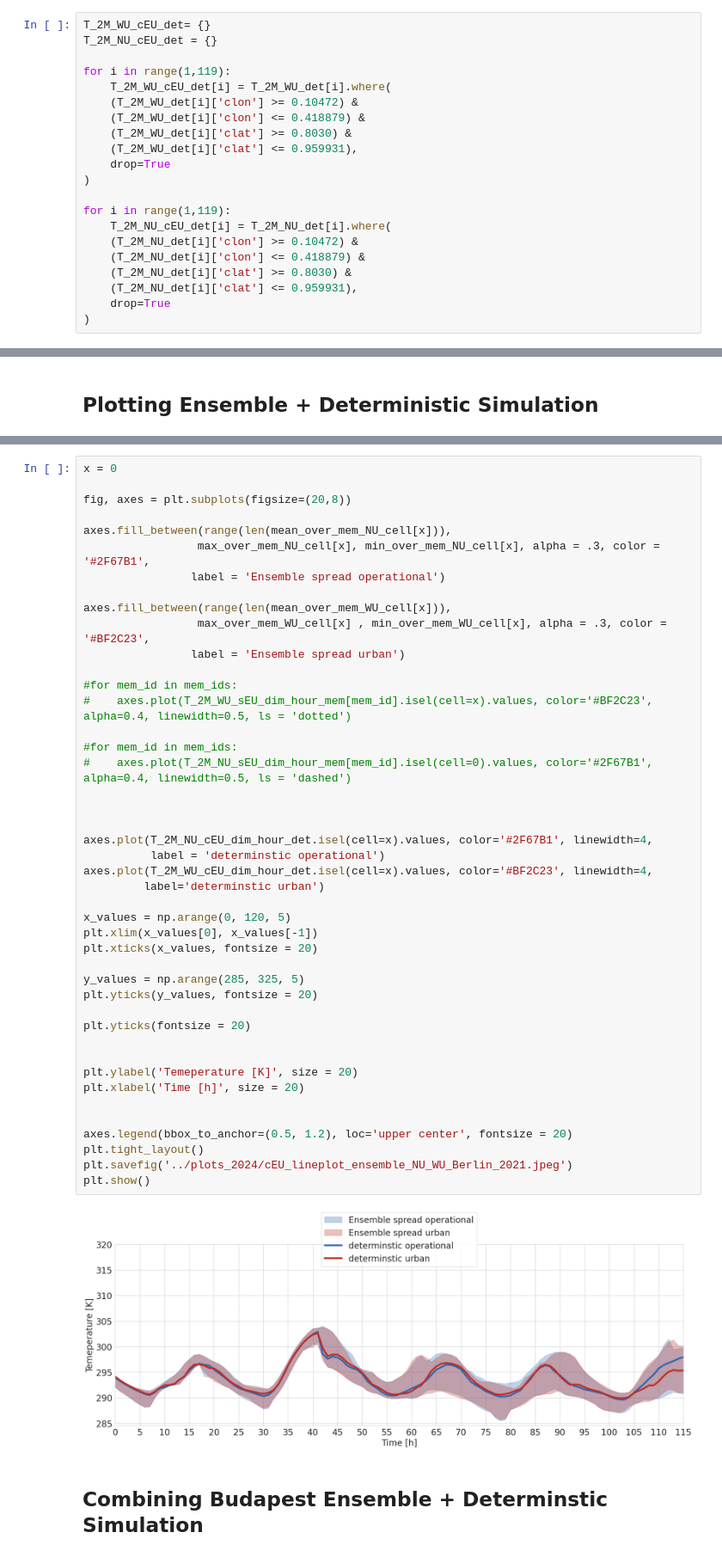
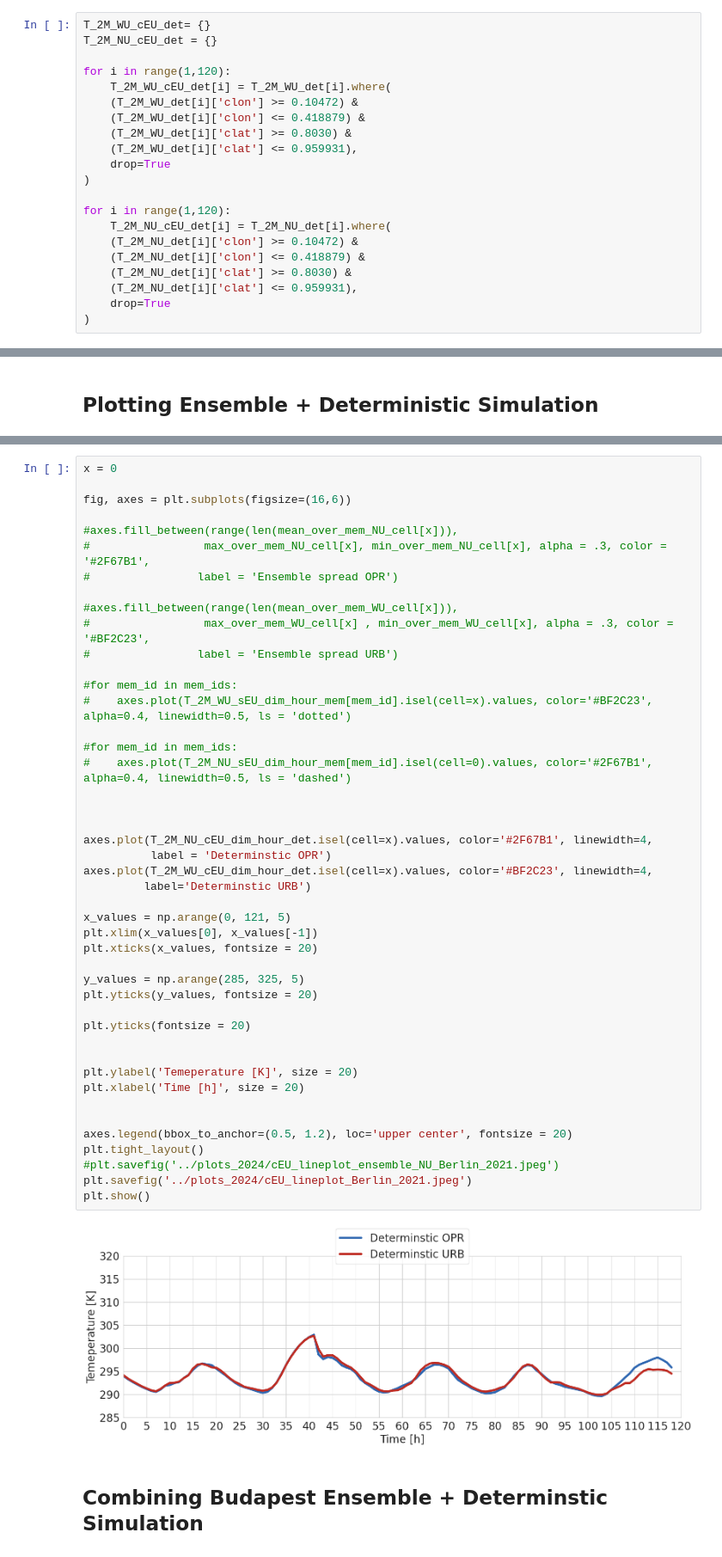
Before and after one commit to maymeret/master_thesis, a Jupyter notebook: 2021_cEU_lineplots_ensemble.ipynb, the cells around one changed output, grey strips where cells are left out. Shown at 86% size. Cells and saved outputs as stored; diff of their text form.

Commit message:
making lineplots ready for thesis (hopefully)

```diff
--- a/2021_cEU_lineplots_ensemble.ipynb
+++ b/2021_cEU_lineplots_ensemble.ipynb
@@ -143,7 +143,7 @@ for mem_id in mem_ids:
 T_2M_WU_cEU_det= {}
 T_2M_NU_cEU_det = {}
 
-for i in range(1,119):
+for i in range(1,120):
     T_2M_WU_cEU_det[i] = T_2M_WU_det[i].where(
     (T_2M_WU_det[i]['clon'] >= 0.10472) &
     (T_2M_WU_det[i]['clon'] <= 0.418879) &
@@ -152,7 +152,7 @@ for i in range(1,119):
     drop=True
 )
 
-for i in range(1,119):
+for i in range(1,120):
     T_2M_NU_cEU_det[i] = T_2M_NU_det[i].where(
     (T_2M_NU_det[i]['clon'] >= 0.10472) &
     (T_2M_NU_det[i]['clon'] <= 0.418879) &
@@ -369,49 +382,50 @@ der exponentielle Abfall kommt daher, dass sich die Wellen unterscheiden und des
 # %%
 x = 0
 
-fig, axes = plt.subplots(figsize=(20,8))
+fig, axes = plt.subplots(figsize=(16,6))
 
-axes.fill_between(range(len(mean_over_mem_NU_cell[x])),
-                 max_over_mem_NU_cell[x], min_over_mem_NU_cell[x], alpha = .3, color = '#2F67B1',
-                label = 'Ensemble spread operational')
+#axes.fill_between(range(len(mean_over_mem_NU_cell[x])),
+#                 max_over_mem_NU_cell[x], min_over_mem_NU_cell[x], alpha = .3, color = '#2F67B1',
+#                label = 'Ensemble spread OPR')
 
-axes.fill_between(range(len(mean_over_mem_WU_cell[x])),
-                 max_over_mem_WU_cell[x] , min_over_mem_WU_cell[x], alpha = .3, color = '#BF2C23',
-                label = 'Ensemble spread urban')
+#axes.fill_between(range(len(mean_over_mem_WU_cell[x])),
+#                 max_over_mem_WU_cell[x] , min_over_mem_WU_cell[x], alpha = .3, color = '#BF2C23',
+#                label = 'Ensemble spread URB')
 
 #for mem_id in mem_ids:
 #    axes.plot(T_2M_WU_sEU_dim_hour_mem[mem_id].isel(cell=x).values, color='#BF2C23', alpha=0.4, linewidth=0.5, ls = 'dotted')
 
 #for mem_id in mem_ids:
 #    axes.plot(T_2M_NU_sEU_dim_hour_mem[mem_id].isel(cell=0).values, color='#2F67B1', alpha=0.4, linewidth=0.5, ls = 'dashed')
 
 
 
 axes.plot(T_2M_NU_cEU_dim_hour_det.isel(cell=x).values, color='#2F67B1', linewidth=4,
-          label = 'determinstic operational')
+          label = 'Determinstic OPR')
 axes.plot(T_2M_WU_cEU_dim_hour_det.isel(cell=x).values, color='#BF2C23', linewidth=4,
-         label='determinstic urban')
+         label='Determinstic URB')
 
-x_values = np.arange(0, 120, 5)
+x_values = np.arange(0, 121, 5)
 plt.xlim(x_values[0], x_values[-1])
 plt.xticks(x_values, fontsize = 20)
 
 y_values = np.arange(285, 325, 5)
 plt.yticks(y_values, fontsize = 20)
 
 plt.yticks(fontsize = 20)
 
 
 plt.ylabel('Temeperature [K]', size = 20)
 plt.xlabel('Time [h]', size = 20)
 
 
 axes.legend(bbox_to_anchor=(0.5, 1.2), loc='upper center', fontsize = 20)
 plt.tight_layout()
-plt.savefig('../plots_2024/cEU_lineplot_ensemble_NU_WU_Berlin_2021.jpeg')
+#plt.savefig('../plots_2024/cEU_lineplot_ensemble_NU_Berlin_2021.jpeg')
+plt.savefig('../plots_2024/cEU_lineplot_Berlin_2021.jpeg')
 plt.show()
 # %% [output]
-[figure, old version]
+[figure, new version]
 # %% [markdown]
 ## Combining Budapest Ensemble + Determinstic Simulation
 # %%
```
Also changed, not shown: parts of 5 cells of this notebook.
